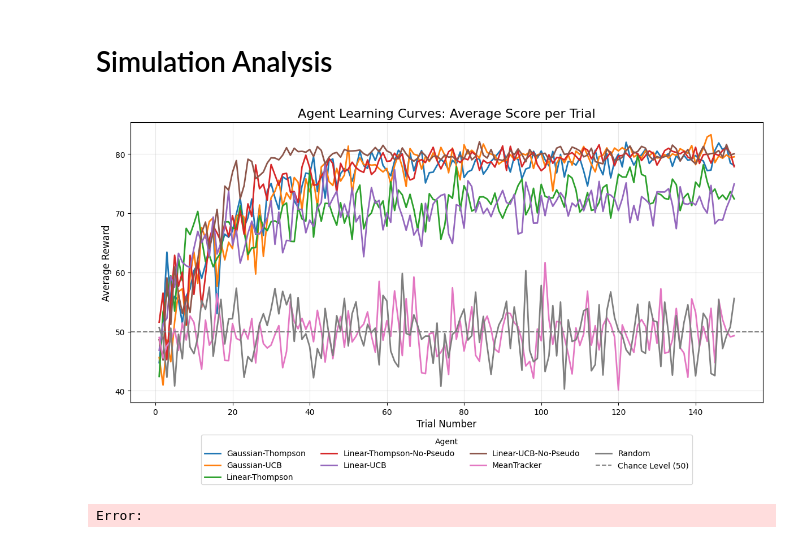
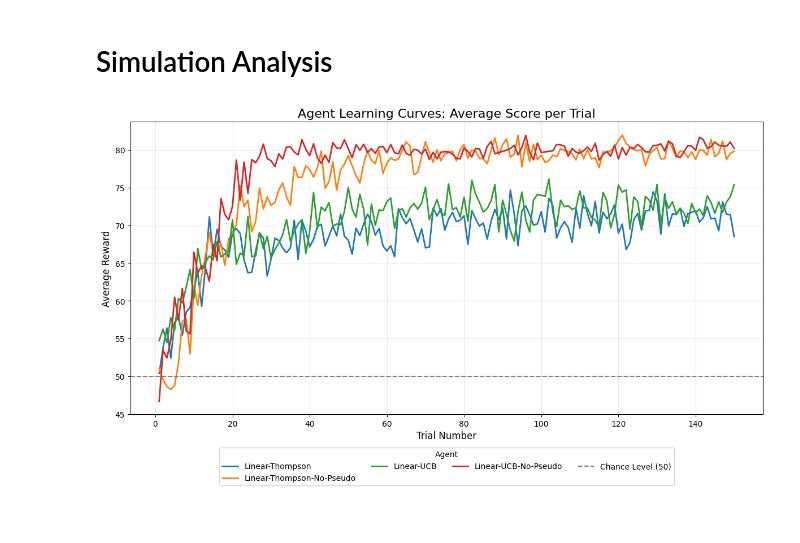
Before and after one commit to jk31/planets, a Jupyter notebook: testing.ipynb, the cells around one changed output. Cells and saved outputs as stored; diff of their text form; code cells hidden in the pictures.

```diff
--- a/testing.ipynb
+++ b/testing.ipynb
@@ -55,31 +51,30 @@ df_results.to_clipboard(sep=";")
 # %% [markdown]
 # Simulation Analysis
 # %%
-df_results = pd.read_csv("simulation_results.csv")
+df_results = pd.read_csv("simulation_results_15_12_1.csv")
 # %%
-learning_curves = df_results.groupby(['agent_name', 'trial'])['reward'].mean().reset_index()
+learning_curves = df_results.groupby(['agent_name', 'trial'])['reward_received'].mean().reset_index()
 
 # ---------------------------------------------------------
 # Graph 1: Combined Learning Curves (Averages Only)
 # ---------------------------------------------------------
 plt.figure(figsize=(12, 7))
 sns.lineplot(
     data=learning_curves,
     x='trial',
-    y='reward',
+    y='reward_received',
     hue='agent_name',
     linewidth=2
 )
 
 plt.axhline(y=50, color='gray', linestyle='--', label='Chance Level (50)')
 plt.title('Agent Learning Curves: Average Score per Trial', fontsize=16)
 plt.xlabel('Trial Number', fontsize=12)
 plt.ylabel('Average Reward', fontsize=12)
 plt.legend(title='Agent', loc='upper center', bbox_to_anchor=(0.5, -0.1), ncol=4)
 plt.grid(True, alpha=0.3)
 plt.tight_layout()
 # plt.savefig('learning_curves.pdf')
 plt.show()
 # %% [output]
-[figure, old version]
+[figure, new version]
-Error:
```
Also changed, not shown: parts of 19 cells of this notebook, 5 other files.
